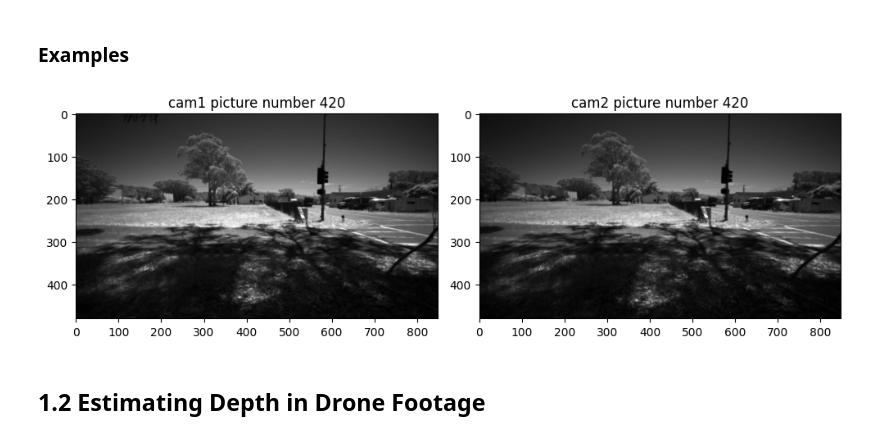
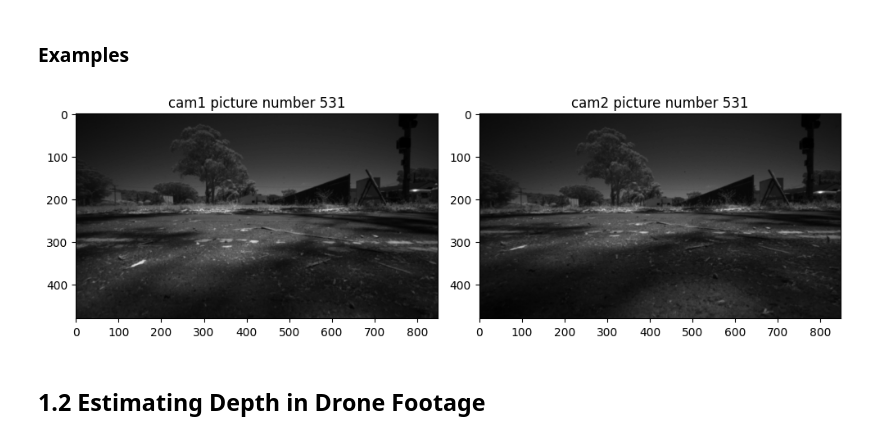
Before and after one commit to rwittmuess/Monocular_Depth_Estimation_Performance, a Jupyter notebook: eval_performance.ipynb, the cells around one changed output. Saved outputs shown, nothing was run; the diff lists cells and outputs as text; code cells hidden in the pictures.

```diff
--- a/eval_performance.ipynb
+++ b/eval_performance.ipynb
@@ -73,12 +89,12 @@ The bags contain 843 and 840 frames for the given topics.
 # %% [markdown]
 ### Examples
 # %%
-frame1 = 420
-frame2 = 420
+frame1 = 531
+frame2 = 531
 
 eval_utils.create_parallel_plots(frame1, frame2, cam1rgb_key, cam2rgb_key, data_filename, test_run, model_type)
 # %% [output]
-[figure, old version]
+[figure, new version]
 # %% [markdown]
 ## 1.2 Estimating Depth in Drone Footage
 # %%
```
Also changed, not shown: parts of 25 cells of this notebook, 1 other file.
